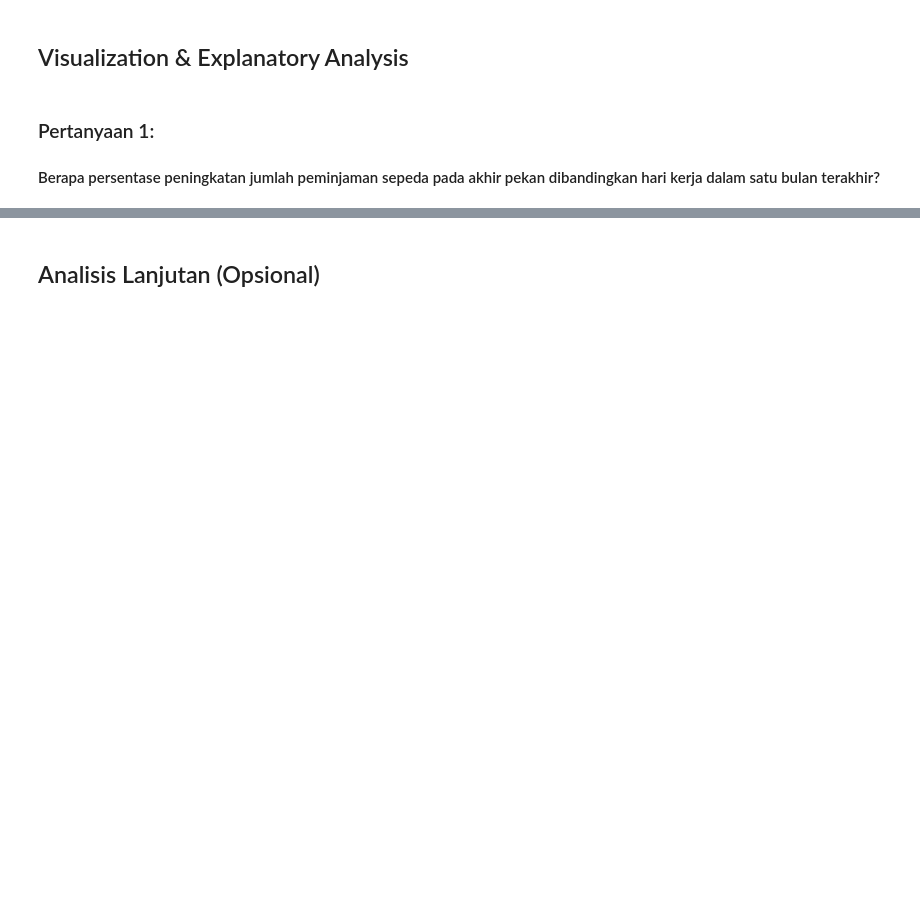
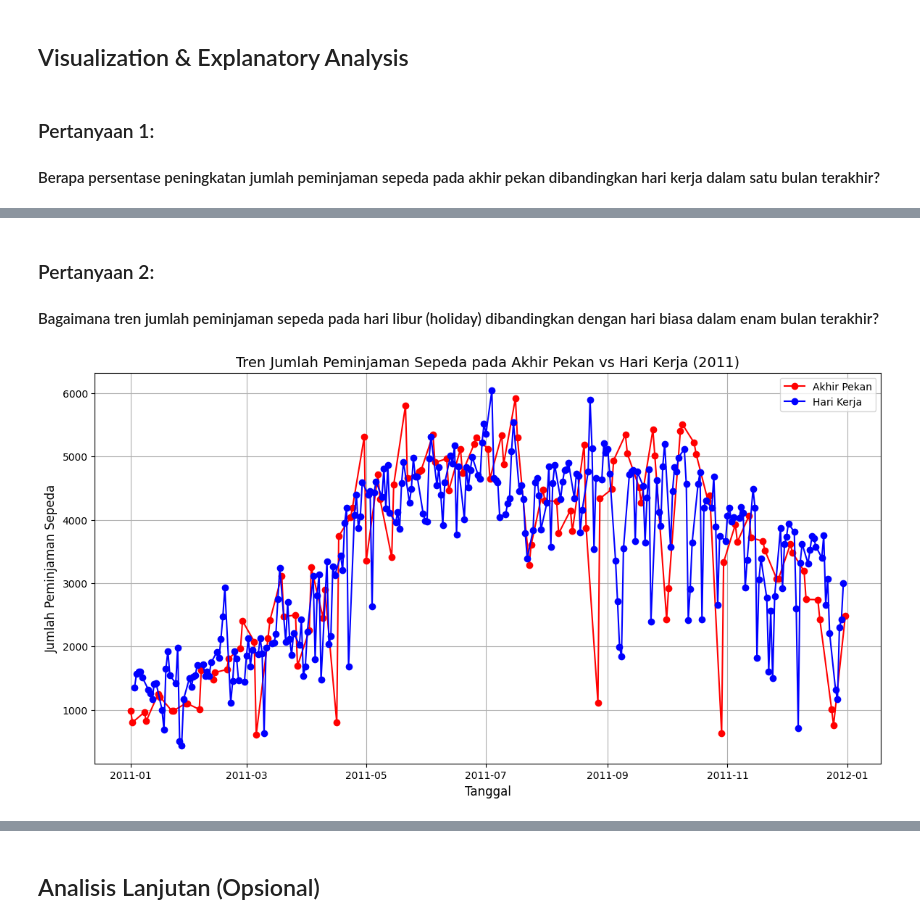
Before and after one commit to RatihAnggraeni22/submission_dicoding, a Jupyter notebook: notebook.ipynb, the cells around one changed output, grey strips where cells are left out. Cells and saved outputs as stored; diff of their text form; code cells hidden in the pictures; blank space fills up the shorter version.

```diff
--- a/notebook.ipynb
+++ b/notebook.ipynb
@@ -468,0 +420,26 @@ The palette list has fewer values (5) than needed (6) and will cycle, which may
+# %% [markdown]
+### Pertanyaan 2:
+#### Bagaimana tren jumlah peminjaman sepeda pada hari libur (holiday) dibandingkan dengan hari biasa dalam enam bulan terakhir?
+# %%
+# Asumsi: tidak ada kolom 'holiday', kita bandingkan hari kerja dan akhir pekan
+day_df['weekday'] = day_df['dteday'].dt.weekday
+
+# Filter data untuk tahun 2012
+data_2011 = day_df[day_df['dteday'].dt.year == 2011]
+
+# Menghitung total peminjaman pada akhir pekan dan hari kerja
+peminjaman_akhir_pekan = data_2011[data_2011['weekday'].isin([5, 6])].groupby('dteday')['count'].sum()
+peminjaman_hari_kerja = data_2011[~data_2011['weekday'].isin([5, 6])].groupby('dteday')['count'].sum()
+
+# Plot tren jumlah peminjaman sepeda
+plt.figure(figsize=(14, 7))
+plt.plot(peminjaman_akhir_pekan.index, peminjaman_akhir_pekan.values, label='Akhir Pekan', color='r', marker='o')
+plt.plot(peminjaman_hari_kerja.index, peminjaman_hari_kerja.values, label='Hari Kerja', color='b', marker='o')
+plt.xlabel('Tanggal', fontsize=12)
+plt.ylabel('Jumlah Peminjaman Sepeda', fontsize=12)
+plt.title('Tren Jumlah Peminjaman Sepeda pada Akhir Pekan vs Hari Kerja (2011)', fontsize=14)
+plt.legend()
+plt.grid(True)
+plt.show()
+# %% [output]
+[figure, added]
```
Also changed, not shown: parts of 61 cells of this notebook, 3 other files.
